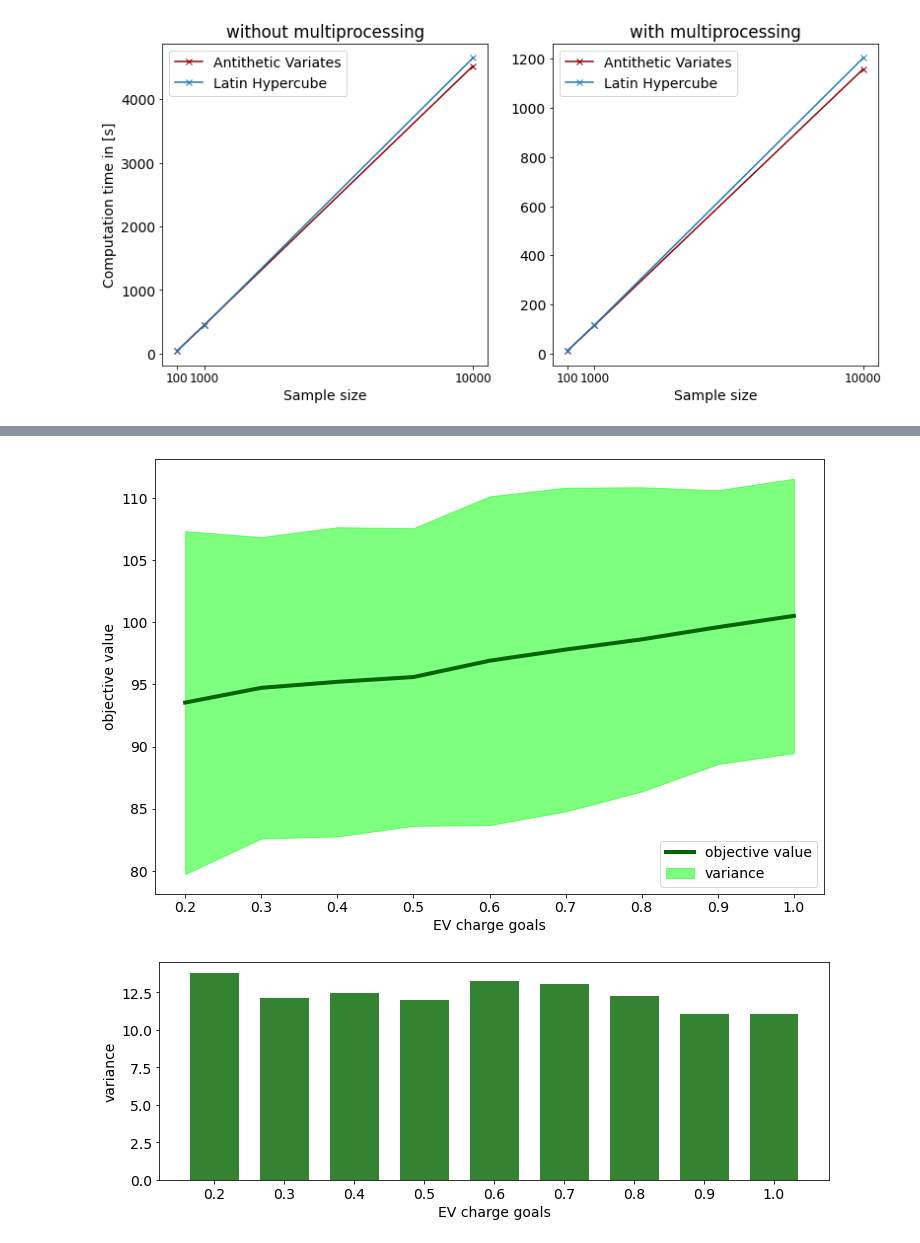
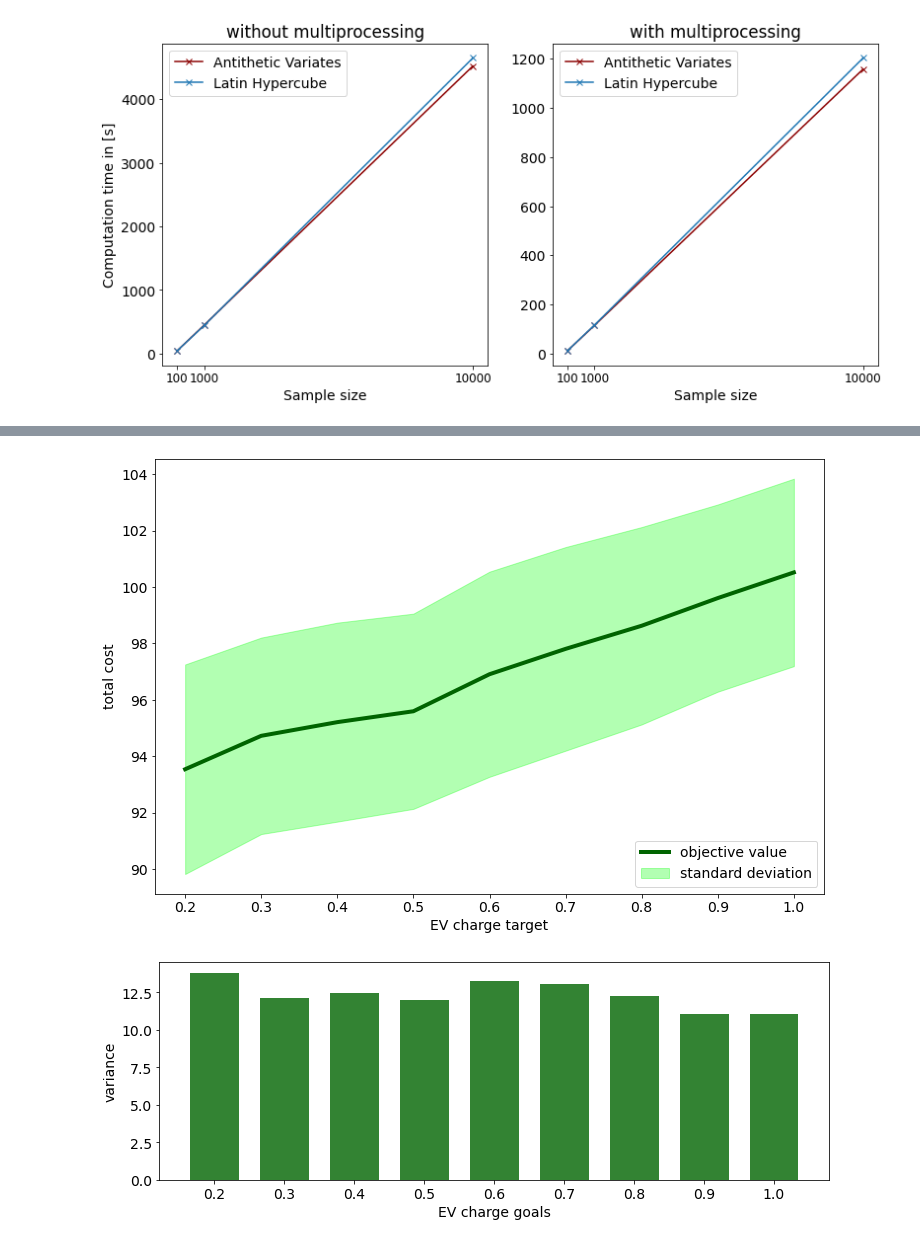
Before and after one commit to rockstaedt/ses_opt, a Jupyter notebook: Milestone_4/2_src/comp_time_plot.ipynb, the cells around one changed output, grey strips where cells are left out. Drawn from its saved outputs; the diff is of its cells as text; code cells hidden in the pictures.

Commit message:
plotting updated

```diff
--- a/Milestone_4/2_src/comp_time_plot.ipynb
+++ b/Milestone_4/2_src/comp_time_plot.ipynb
@@ -144,23 +191,23 @@ for c in charges:
     varss.append(df.iloc[0,1])
 # %%
 m = np.array(means)
-v = np.array(varss)
+v = np.sqrt(np.array(varss))
 
 fig2 = plt.figure(figsize=(12,8))
 
 plt.plot(charges,means,label='objective value',color='darkgreen',linewidth = 4)
-plt.fill_between(charges,m+v,m-v,label='variance',color= 'lime',alpha = 0.5)
-plt.xlabel('EV charge goals')
-plt.ylabel('objective value')
+plt.fill_between(charges,m+v,m-v,label='standard deviation',color= 'lime',alpha = 0.3)
+plt.xlabel('EV charge target')
+plt.ylabel('total cost')
 plt.legend(loc = 4);
 
 fig2.savefig(
         os.path.join(saving_path, 'sensitivity_complete.png'),
         dpi=dpi,
         bbox_inches='tight'
     )
 # %% [output]
-[figure, old version]
+[figure, new version]
 # %%
 fig3 = plt.figure(figsize=(12,4))
 
```
Also changed, not shown: parts of 3 cells of this notebook, 3 other files.
